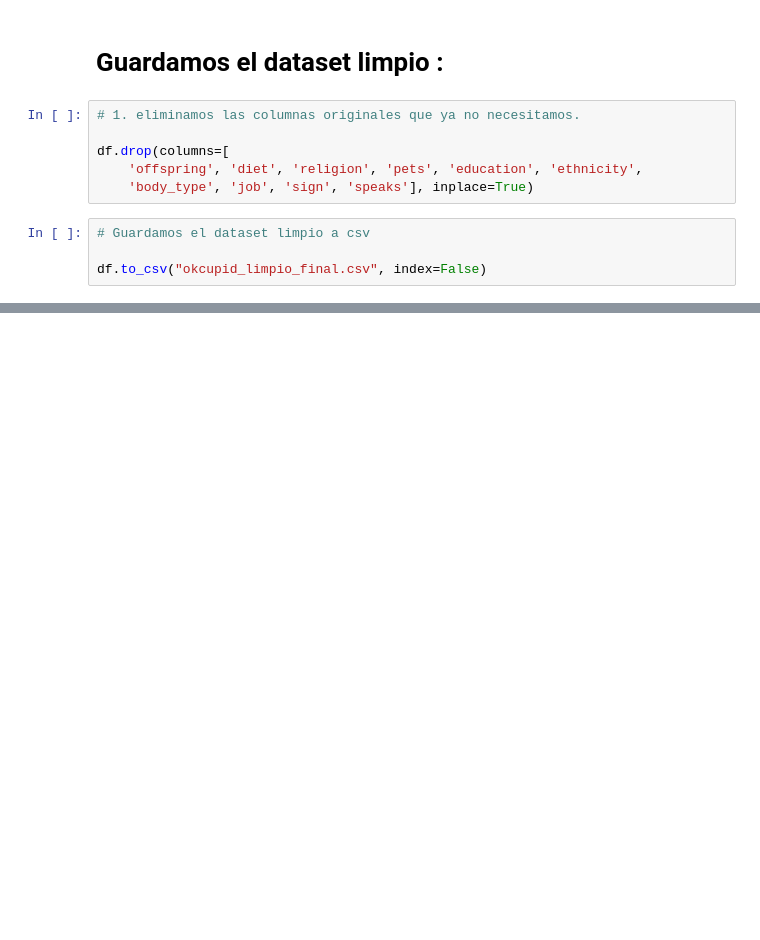
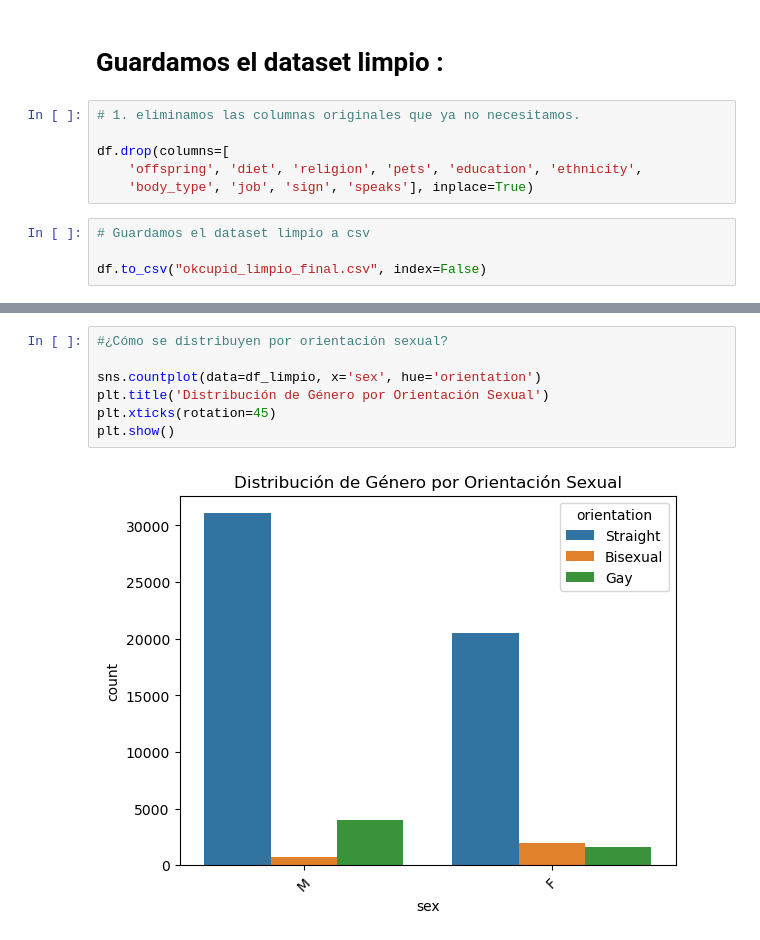
Before and after one commit to Isabel-GM/Ana-Isa, a Jupyter notebook: Analisis OkCupid.ipynb, the cells around one changed output, grey strips where cells are left out. Drawn from its saved outputs; the diff is of its cells as text; blank space fills up the shorter version.

```diff
--- a/Analisis OkCupid.ipynb
+++ b/Analisis OkCupid.ipynb
@@ -822,0 +851,9 @@ df.to_csv("okcupid_limpio_final.csv", index=False)
+# %%
+#¿Cómo se distribuyen por orientación sexual?
+
+sns.countplot(data=df_limpio, x='sex', hue='orientation')
+plt.title('Distribución de Género por Orientación Sexual')
+plt.xticks(rotation=45)
+plt.show()
+# %% [output]
+[figure, added]
```
Also changed, not shown: parts of 13 cells of this notebook.
